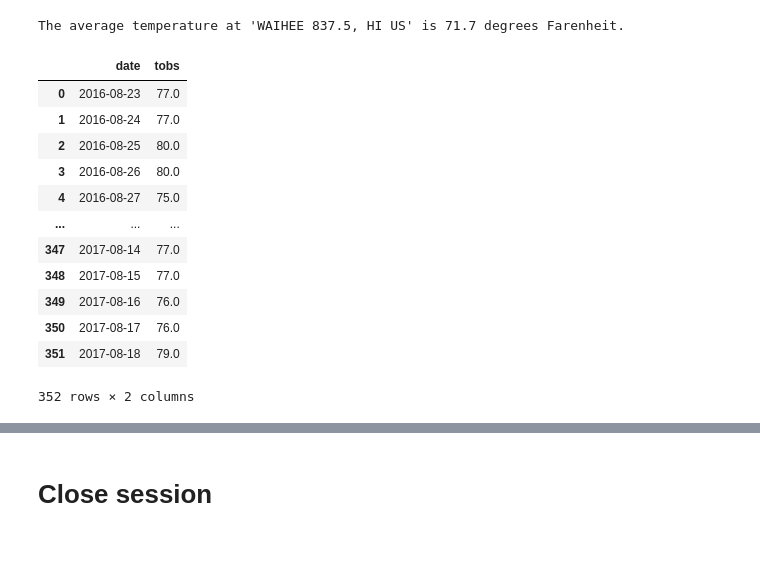
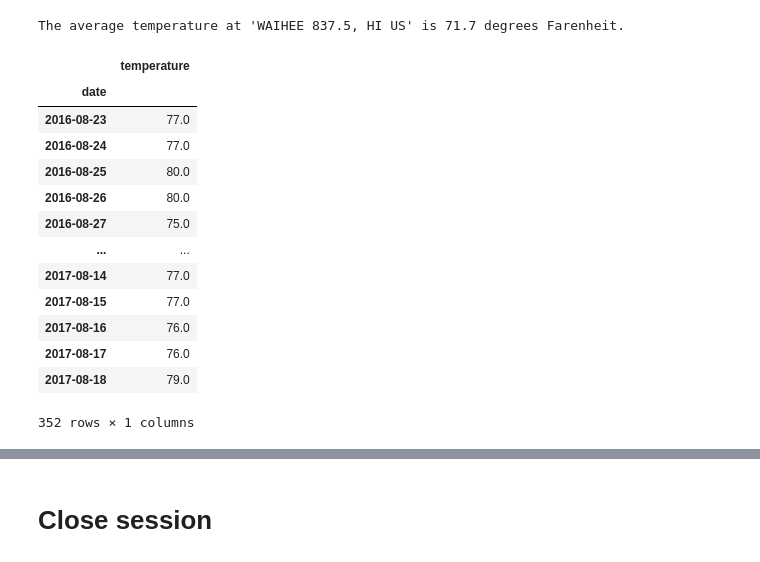
Before and after one commit to NathanJPotter/sqlalchemy-challenge, a Jupyter notebook: climate_analysis_exploration.ipynb, the cells around one changed output, grey strips where cells are left out. Saved outputs shown, nothing was run; the diff lists cells and outputs as text; code cells hidden in the pictures.

```diff
--- a/climate_analysis_exploration.ipynb
+++ b/climate_analysis_exploration.ipynb
@@ -359,36 +359,37 @@ The average temperature at 'WAIHEE 837.5, HI US' is 71.7 degrees Farenheit.
 # %%
 # Using the most active station id
 # Query the last 12 months of temperature observation data for this station and plot the results as a histogram
 
 # Get the last 12 months of temperature data for Waihee
 temp_data = (session.query(Measurement.date, Measurement.tobs)
                    .filter(Measurement.date >= prev_year)
                    .filter(Measurement.station == active_station_ID)
                    .order_by(Measurement.date)
                    .all())
 
 # Save the temp_data as a Pandas DataFrame
 temp_data_table_df = pd.DataFrame(temp_data)
 temp_data_table_df
 
 # Set date to index
 temp_data_table_df = temp_data_table_df.set_index('date')
 
 # Sort the dataframe by date and rename 'tobs' column to 'temperature'
-temp_by_date_df = precip_date_index_df.sort_index(ascending=True)
-temp_by_date_df = precip_by_date_df.rename(columns={'prcp' : 'precipitation'})
+temp_by_date_df = temp_data_table_df.sort_index(ascending=True)
+temp_by_date_df = temp_by_date_df.rename(columns={'tobs' : 'temperature'})
 temp_by_date_df
 # %% [output]
-|  | date | tobs |
-| 0 | 2016-08-23 | 77.0 |
-| 1 | 2016-08-24 | 77.0 |
-| 2 | 2016-08-25 | 80.0 |
-| 3 | 2016-08-26 | 80.0 |
-| 4 | 2016-08-27 | 75.0 |
-| ... | ... | ... |
-| 347 | 2017-08-14 | 77.0 |
-| 348 | 2017-08-15 | 77.0 |
-| 349 | 2017-08-16 | 76.0 |
-| 350 | 2017-08-17 | 76.0 |
-| 351 | 2017-08-18 | 79.0 |
+|  | temperature |
+| date |  |
+| 2016-08-23 | 77.0 |
+| 2016-08-24 | 77.0 |
+| 2016-08-25 | 80.0 |
+| 2016-08-26 | 80.0 |
+| 2016-08-27 | 75.0 |
+| ... | ... |
+| 2017-08-14 | 77.0 |
+| 2017-08-15 | 77.0 |
+| 2017-08-16 | 76.0 |
+| 2017-08-17 | 76.0 |
+| 2017-08-18 | 79.0 |
-352 rows × 2 columns
+352 rows × 1 columns
```
Also changed, not shown: parts of 1 cell of this notebook.
